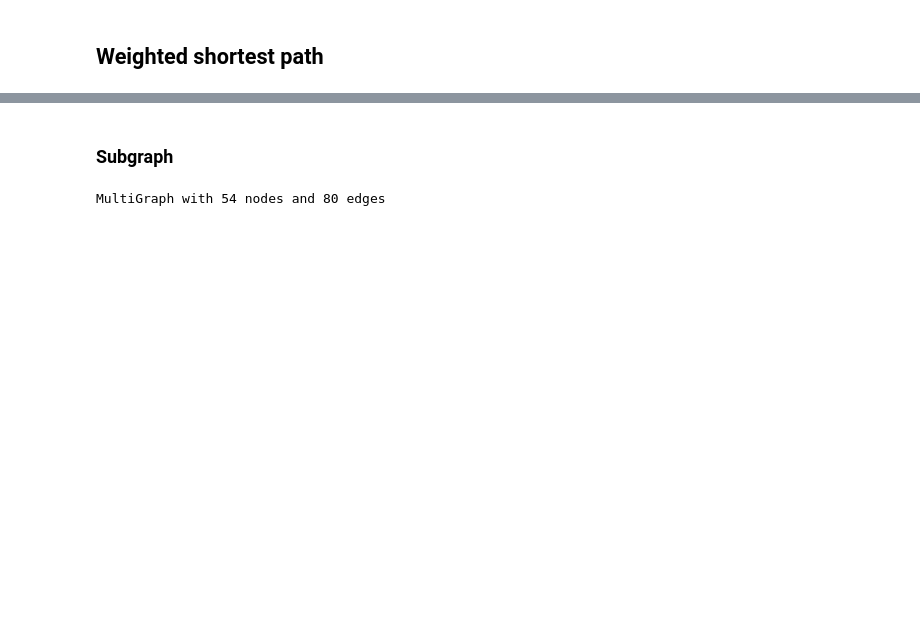
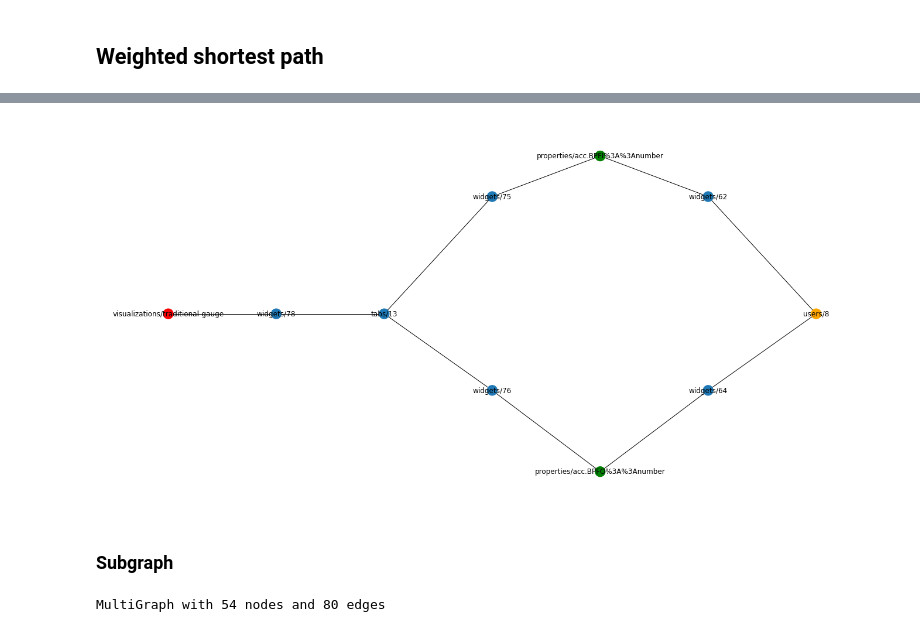
Before and after one commit to predict-idlab/VisCARS, a Jupyter notebook: notebooks/explainability.ipynb, the cells around one changed output, grey strips where cells are left out. Saved outputs shown, nothing was run; the diff lists cells and outputs as text; code cells hidden in the pictures; blank space fills up the shorter version.

```diff
--- a/notebooks/explainability.ipynb
+++ b/notebooks/explainability.ipynb
@@ -146,3 +179,9 @@ visualize_graph_paths(shortest_paths, horizontal_layout=True)
+# %%
+shortest_paths_weigthed = list(nx.all_shortest_paths(networkx_graph, method='dijkstra', weight=get_edge_weight, source=URIRef('http://localhost/web-thing-gateway/things/visualizations/traditional-gauge'), target=URIRef(uid[0])))
+
+visualize_graph_paths(shortest_paths_weigthed, horizontal_layout=True)
+# %% [output]
+[figure, added]
 # %% [markdown]
 ### Subgraph
 # %%
```
Also changed, not shown: parts of 15 cells of this notebook.
